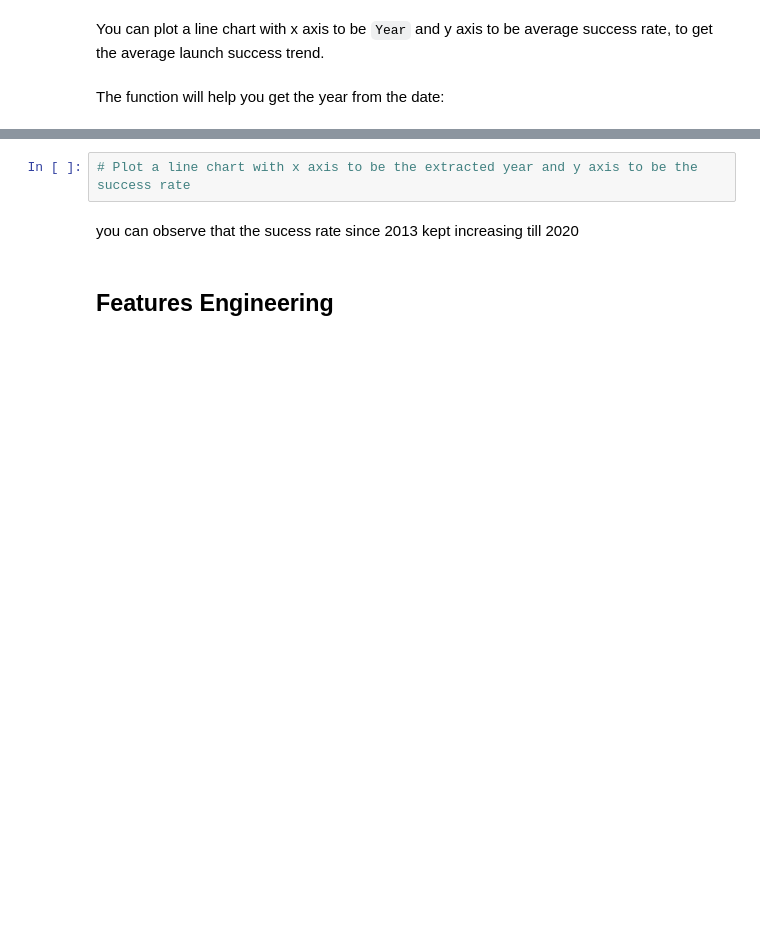
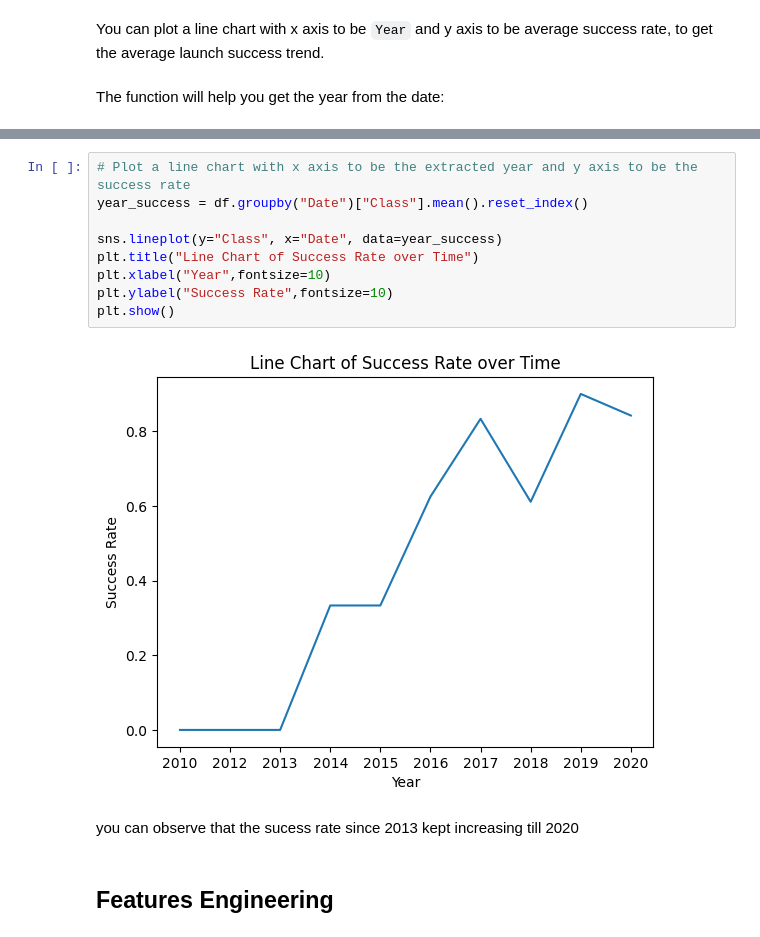
Before and after one commit to Justin-Thorpe/thorpej-ibm-capstone-coursework, a Jupyter notebook: module2-eda-with-visualization.ipynb, the cells around one changed output, grey strips where cells are left out. Drawn from its saved outputs; the diff is of its cells as text; blank space fills up the shorter version.

```diff
--- a/module2-eda-with-visualization.ipynb
+++ b/module2-eda-with-visualization.ipynb
@@ -175,6 +197,15 @@ df.head()
 | 4 | 5 | 2013 | Falcon 9 | 3170.000000 | GTO | CCAFS SLC 40 | None None | 1 | False | ... |
 # %%
 # Plot a line chart with x axis to be the extracted year and y axis to be the success rate
+year_success = df.groupby("Date")["Class"].mean().reset_index()
+
+sns.lineplot(y="Class", x="Date", data=year_success)
+plt.title("Line Chart of Success Rate over Time")
+plt.xlabel("Year",fontsize=10)
+plt.ylabel("Success Rate",fontsize=10)
+plt.show()
+# %% [output]
+[figure, added]
 # %% [markdown]
 you can observe that the sucess rate since 2013 kept increasing till 2020
 # %% [markdown]
```
Also changed, not shown: parts of 6 cells of this notebook, 2 other files.
